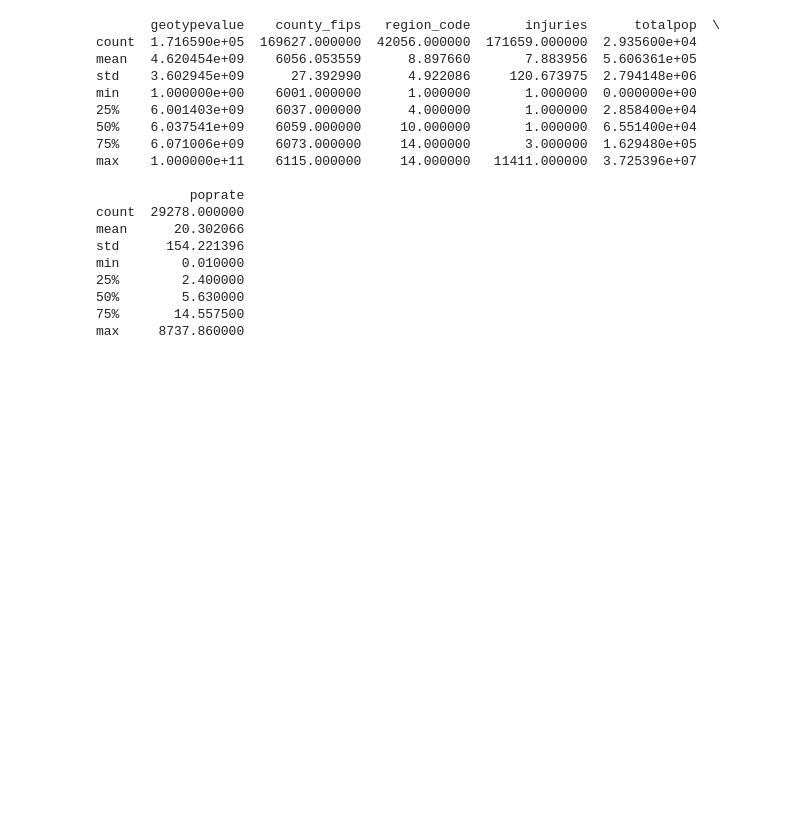
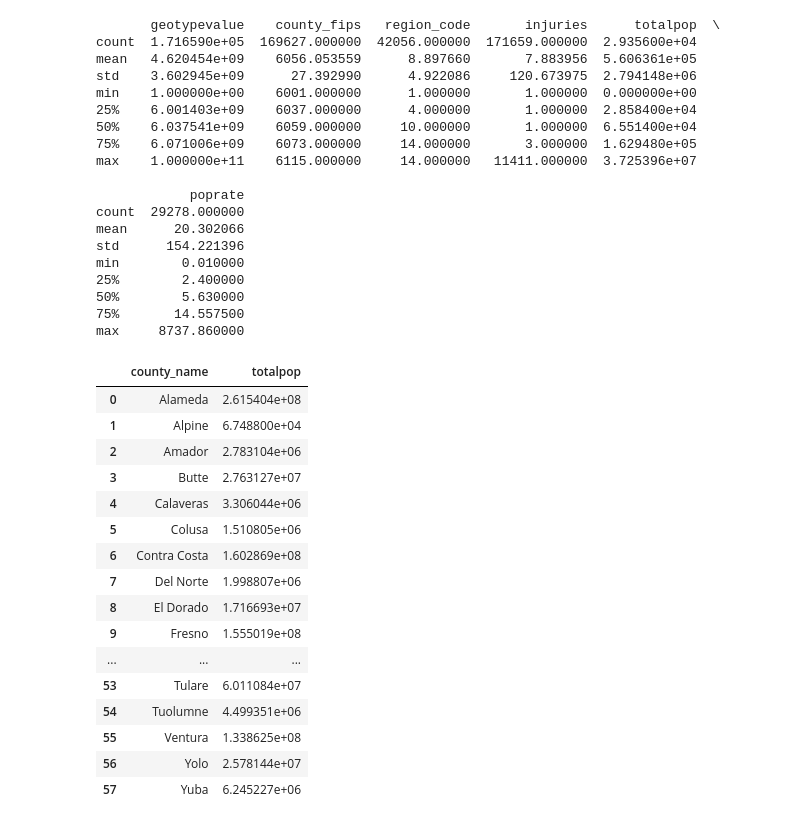
Before and after one commit to PadmaGuna/Project1, a Jupyter notebook: Monica.ipynb, the cells around one changed output. Cells and saved outputs as stored; diff of their text form; code cells hidden in the pictures; blank space fills up the shorter version.

```diff
--- a/Monica.ipynb
+++ b/Monica.ipynb
@@ -28,7 +28,7 @@ df
 448950 rows × 31 columns
 # %%
 #clean data to remove null values and columns
-clean_df = df.drop(columns = ["ind_definition","version"])
+clean_df = df.drop(columns = ["ind_definition"])
 clean_df = clean_df.drop(clean_df[clean_df['ind_id'] == "END OF TABLE"].index)
 clean_df = clean_df.drop(columns = ["ind_id", 'LL95CI_avmtrate', 'UL95CI_avmtrate',
        'avmtrate_se', 'avmtrate_rse', 'CA_decile_avmt', 'CA_RR_avmtrate',
@@ -447,3 +447,25 @@ min        0.010000
 50%        5.630000
 75%       14.557500
 max     8737.860000
+# %%
+# calculate population by county
+yearly_injuries = clean_df.groupby('county_name')['totalpop'].sum().reset_index()
+yearly_injuries
+# %% [output]
+|  | county_name | totalpop |
+| 0 | Alameda | 2.615404e+08 |
+| 1 | Alpine | 6.748800e+04 |
+| 2 | Amador | 2.783104e+06 |
+| 3 | Butte | 2.763127e+07 |
+| 4 | Calaveras | 3.306044e+06 |
+| 5 | Colusa | 1.510805e+06 |
+| 6 | Contra Costa | 1.602869e+08 |
+| 7 | Del Norte | 1.998807e+06 |
+| 8 | El Dorado | 1.716693e+07 |
+| 9 | Fresno | 1.555019e+08 |
+| ... | ... | ... |
+| 53 | Tulare | 6.011084e+07 |
+| 54 | Tuolumne | 4.499351e+06 |
+| 55 | Ventura | 1.338625e+08 |
+| 56 | Yolo | 2.578144e+07 |
+| 57 | Yuba | 6.245227e+06 |
```
Also changed, not shown: parts of 1 cell of this notebook.
